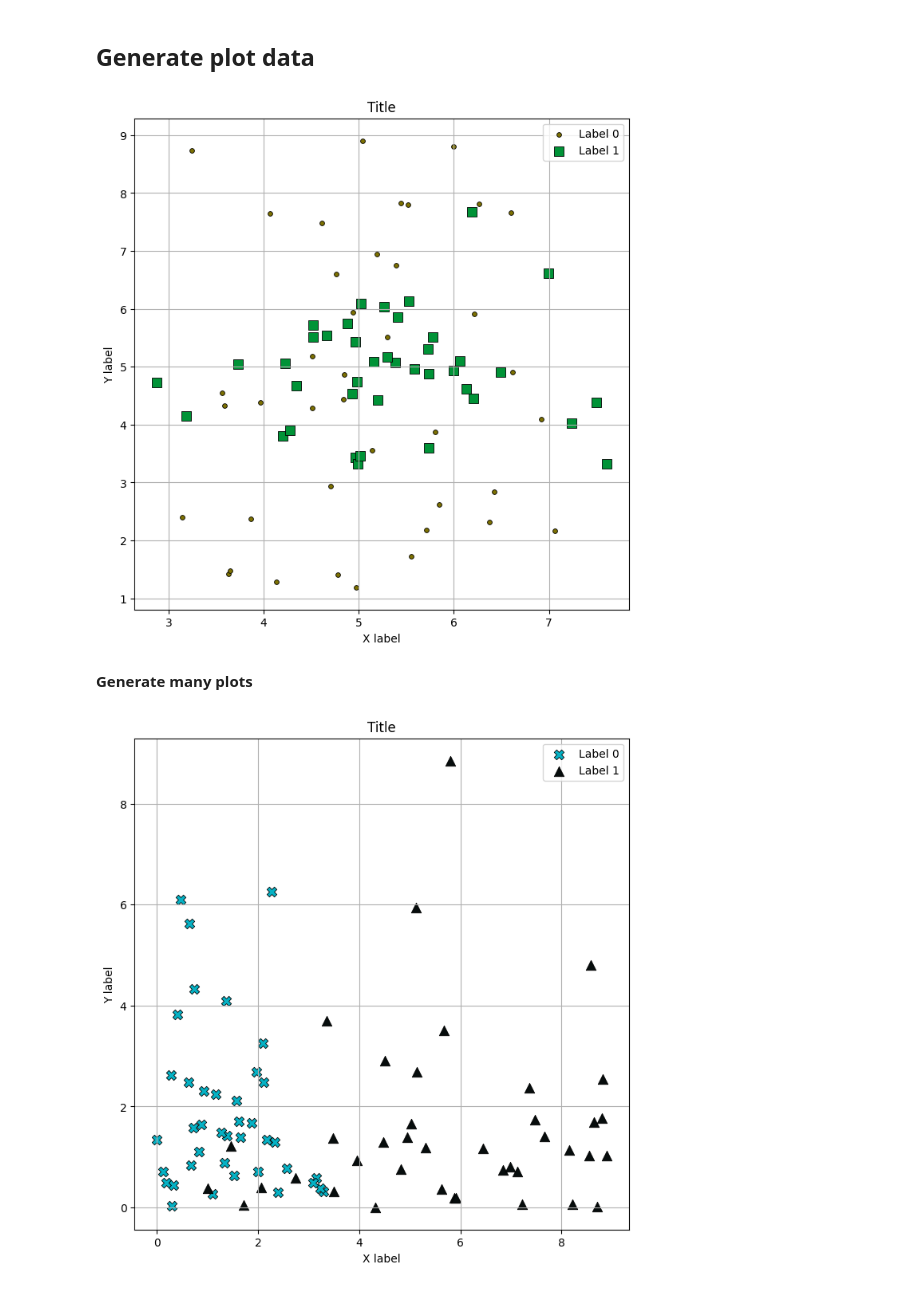
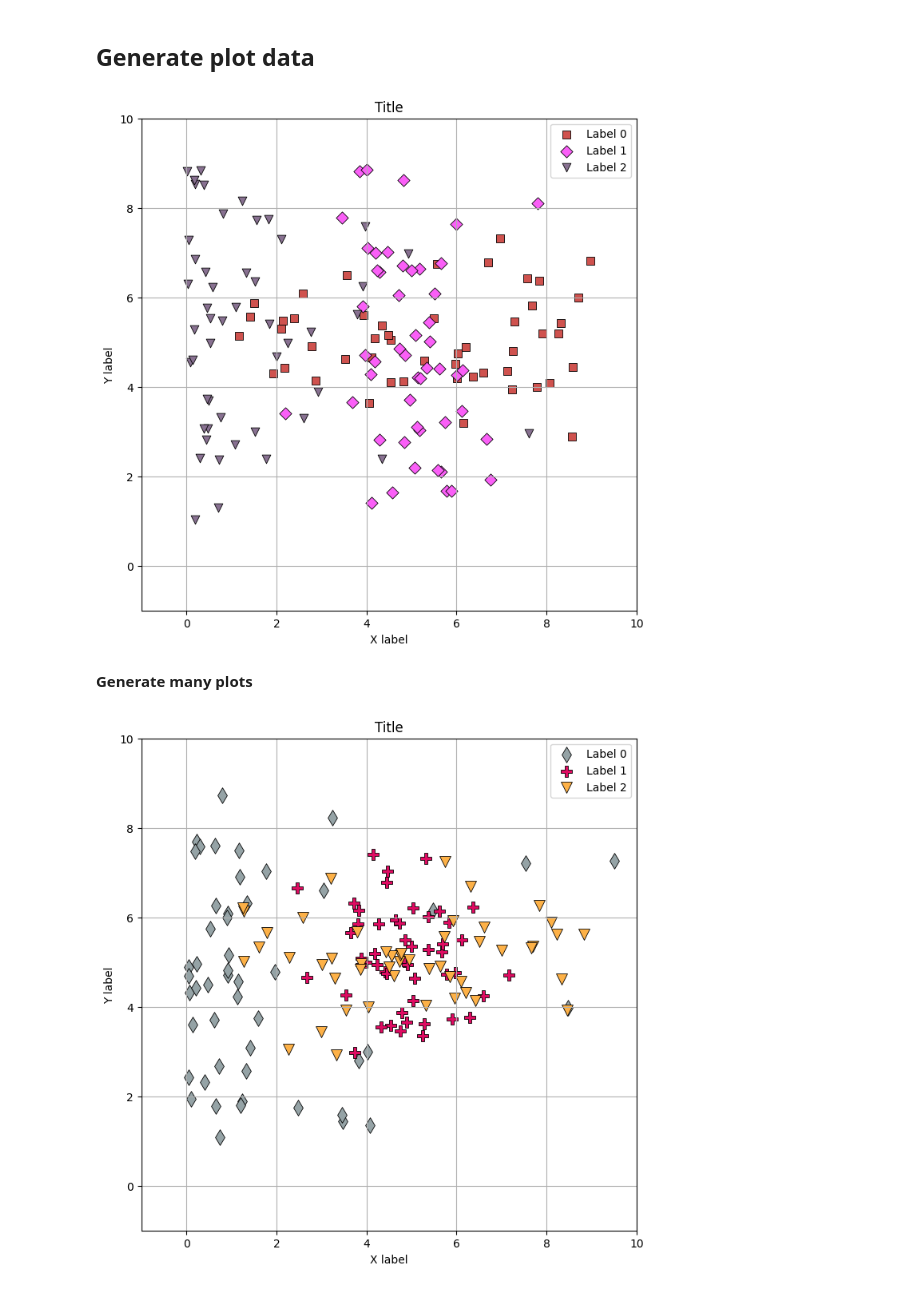
Before and after one commit to adusachev/scanplot, a Jupyter notebook: plot2data/generate_plots.ipynb, the cells around one changed output. Drawn from its saved outputs; the diff is of its cells as text; code cells hidden in the pictures.

```diff
--- a/plot2data/generate_plots.ipynb
+++ b/plot2data/generate_plots.ipynb
@@ -42,8 +43,8 @@ def generate_single_plot():
     markersize = np.random.choice(marker_sizes)
     all_points = []
 
-    for j in range(2):
-        x, y = generate_points(40, distributions)
+    for j in range(3):
+        x, y = generate_points(50, distributions)
         points_single_marker = np.stack((x, y)).T
 
         color = np.random.choice(colors_list)
@@ -60,6 +61,8 @@ def generate_single_plot():
     plt.title("Title")
     plt.xlabel("X label")
     plt.ylabel("Y label")
+    plt.xlim(-1, 10)
+    plt.ylim(-1, 10)
     plt.grid()
     plt.legend()
 
@@ -67,21 +70,36 @@ def generate_single_plot():
 # %%
 fig, all_points = generate_single_plot()
 # %% [output]
-[figure, old version]
+[figure, new version]
 # %% [markdown]
 **Generate many plots**
+# %%
+def coordinates_to_px(x, y):
+    delta_x = 113
+    delta_y = 32
+    s_x = 56.4
+    s_y = 56
+    max_y = 10
+
+    x_px = delta_x + x * s_x
+    y_px = delta_y + (max_y - y) * s_y
+    return x_px, y_px
 # %%
-for i in range(1):
+for i in range(13, 14):
     fig, all_points = generate_single_plot()
 
     for marker_num in range(len(all_points)):
         marker_points = all_points[marker_num]
 
+        x, y = marker_points[:, 0], marker_points[:, 1]
+        x_px, y_px = coordinates_to_px(x, y)
+        marker_points_px = np.stack((x_px, y_px)).T
+
         np.savetxt(
             generated_plots_savepath / f"plot_{i}_coordinates_marker_{marker_num}.csv",
-            marker_points,
+            marker_points_px,
             delimiter=",")
-    fig.savefig(generated_plots_savepath / f"plot_{i}.png")
+    fig.savefig(generated_plots_savepath / f"plot_{i}.png", bbox_inches="tight")
 # %% [output]
-[figure, old version]
+[figure, new version]
 # %% [markdown]
```
Also changed, not shown: parts of 18 cells of this notebook.
